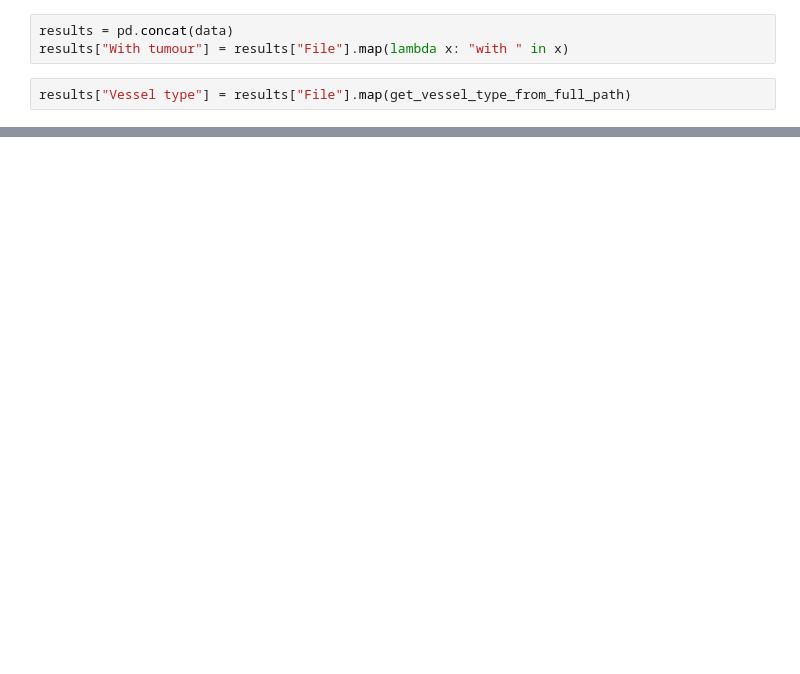
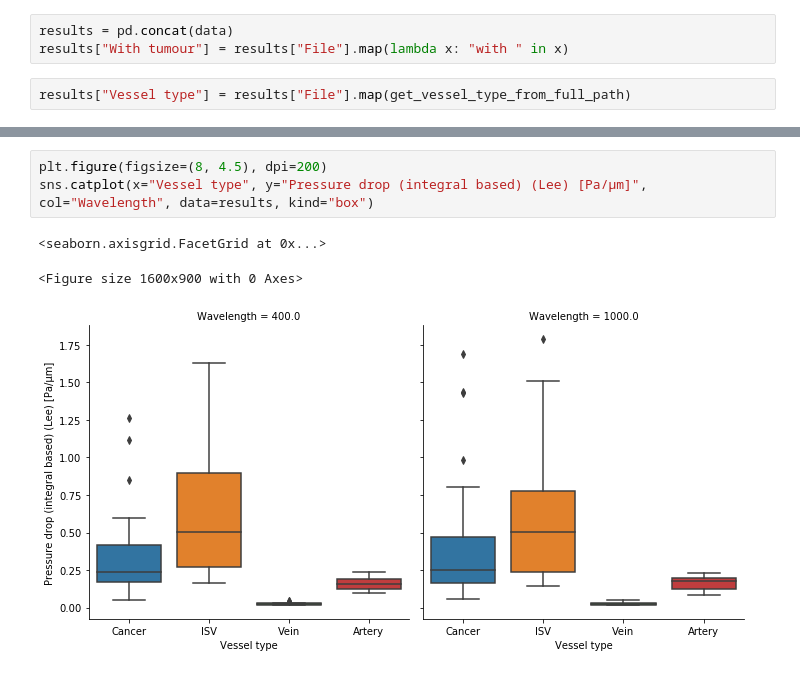
Before and after one commit to yngvem/zebrafish-bloodflow, a Jupyter notebook: scripts/Comparing pressures.ipynb, the cells around one changed output, grey strips where cells are left out. Drawn from its saved outputs; the diff is of its cells as text; blank space fills up the shorter version.

```diff
--- a/scripts/Comparing pressures.ipynb
+++ b/scripts/Comparing pressures.ipynb
@@ -42,2 +73,9 @@ sns.boxplot(x="Vessel type", y="Pressure drop (Lee) [Pa/µm]", data=results)
+# %%
+plt.figure(figsize=(8, 4.5), dpi=200)
+sns.catplot(x="Vessel type", y="Pressure drop (integral based) (Lee) [Pa/µm]", col="Wavelength", data=results, kind="box")
+# %% [output]
+<seaborn.axisgrid.FacetGrid at 0x...>
+<Figure size 1600x900 with 0 Axes>
+[figure, added]
 # %%
 plt.figure(figsize=(8, 4.5), dpi=200)
```
Also changed, not shown: parts of 5 cells of this notebook, 3 other files.
